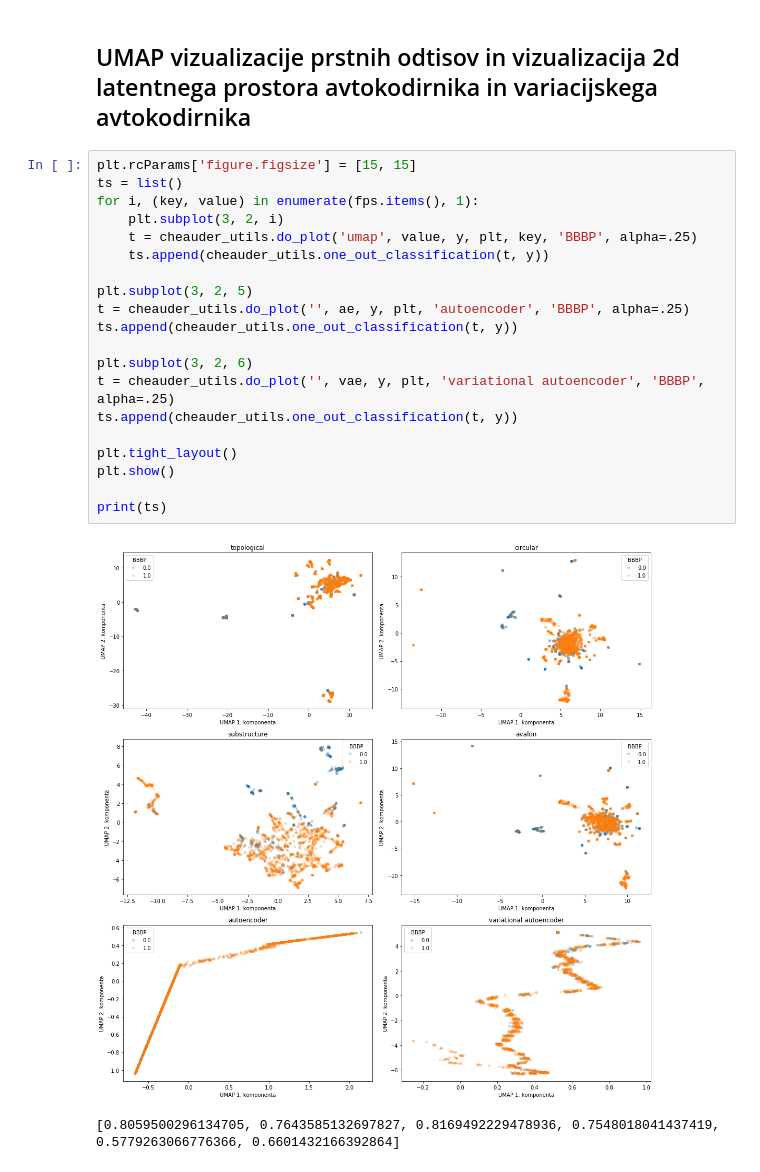
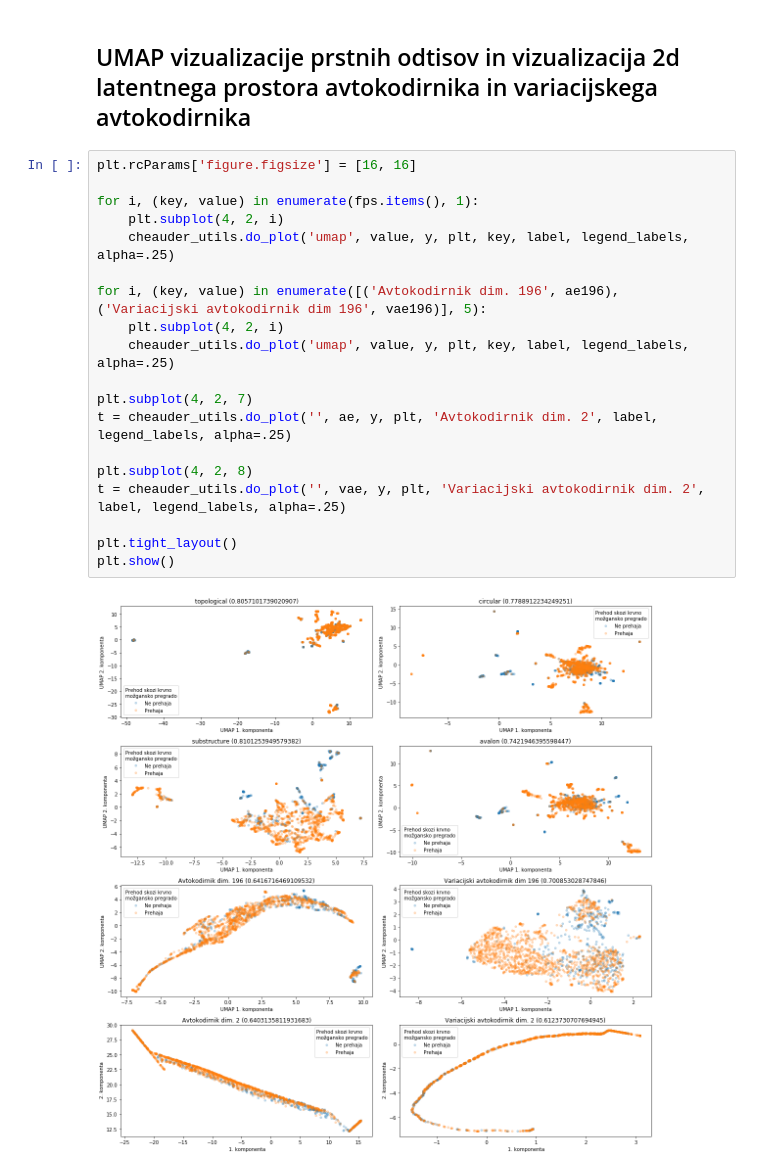
Before and after one commit to golbog/mag, a Jupyter notebook: notebooks/040-vis.ipynb, the cells around one changed output. Saved outputs shown, nothing was run; the diff lists cells and outputs as text.

```diff
--- a/notebooks/040-vis.ipynb
+++ b/notebooks/040-vis.ipynb
@@ -64,25 +85,23 @@ print(ts)
 # %% [markdown]
 ## UMAP vizualizacije prstnih odtisov in vizualizacija 2d latentnega prostora avtokodirnika in variacijskega avtokodirnika
 # %%
-plt.rcParams['figure.figsize'] = [15, 15]
-ts = list()
+plt.rcParams['figure.figsize'] = [16, 16]
+
 for i, (key, value) in enumerate(fps.items(), 1):
-    plt.subplot(3, 2, i)
-    t = cheauder_utils.do_plot('umap', value, y, plt, key, 'BBBP', alpha=.25)
-    ts.append(cheauder_utils.one_out_classification(t, y))
+    plt.subplot(4, 2, i)
+    cheauder_utils.do_plot('umap', value, y, plt, key, label, legend_labels, alpha=.25)
 
-plt.subplot(3, 2, 5)
-t = cheauder_utils.do_plot('', ae, y, plt, 'autoencoder', 'BBBP', alpha=.25)
-ts.append(cheauder_utils.one_out_classification(t, y))
+for i, (key, value) in enumerate([('Avtokodirnik dim. 196', ae196), ('Variacijski avtokodirnik dim 196', vae196)], 5):
+    plt.subplot(4, 2, i)
+    cheauder_utils.do_plot('umap', value, y, plt, key, label, legend_labels, alpha=.25)
 
-plt.subplot(3, 2, 6)
-t = cheauder_utils.do_plot('', vae, y, plt, 'variational autoencoder', 'BBBP', alpha=.25)
-ts.append(cheauder_utils.one_out_classification(t, y))
+plt.subplot(4, 2, 7)
+t = cheauder_utils.do_plot('', ae, y, plt, 'Avtokodirnik dim. 2', label, legend_labels, alpha=.25)
+
+plt.subplot(4, 2, 8)
+t = cheauder_utils.do_plot('', vae, y, plt, 'Variacijski avtokodirnik dim. 2', label, legend_labels, alpha=.25)
 
 plt.tight_layout()
 plt.show()
-
-print(ts)
 # %% [output]
-[figure, old version]
+[figure, new version]
-[0.8059500296134705, 0.7643585132697827, 0.8169492229478936, 0.7548018041437419, 0.5779263066776366, 0.6601432166392864]
```
Also changed, not shown: parts of 3 cells of this notebook, 9 other files.
